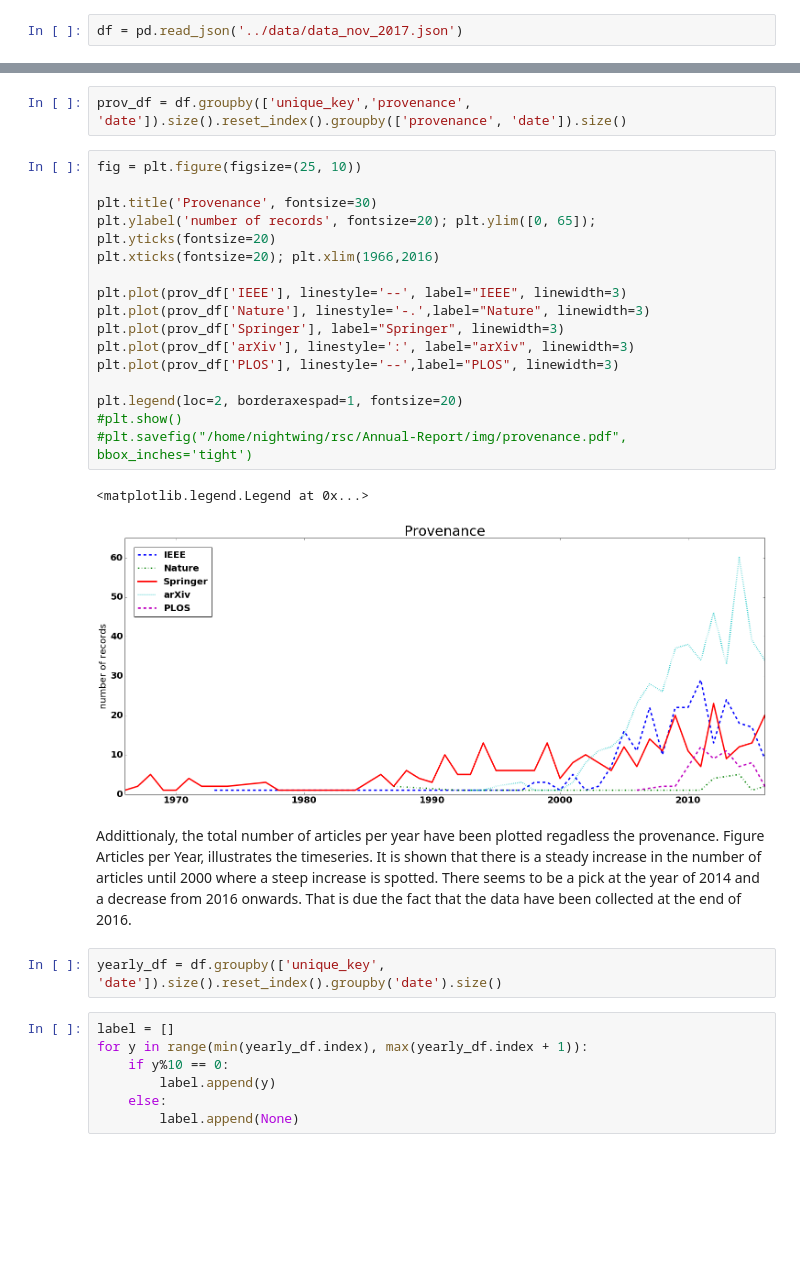
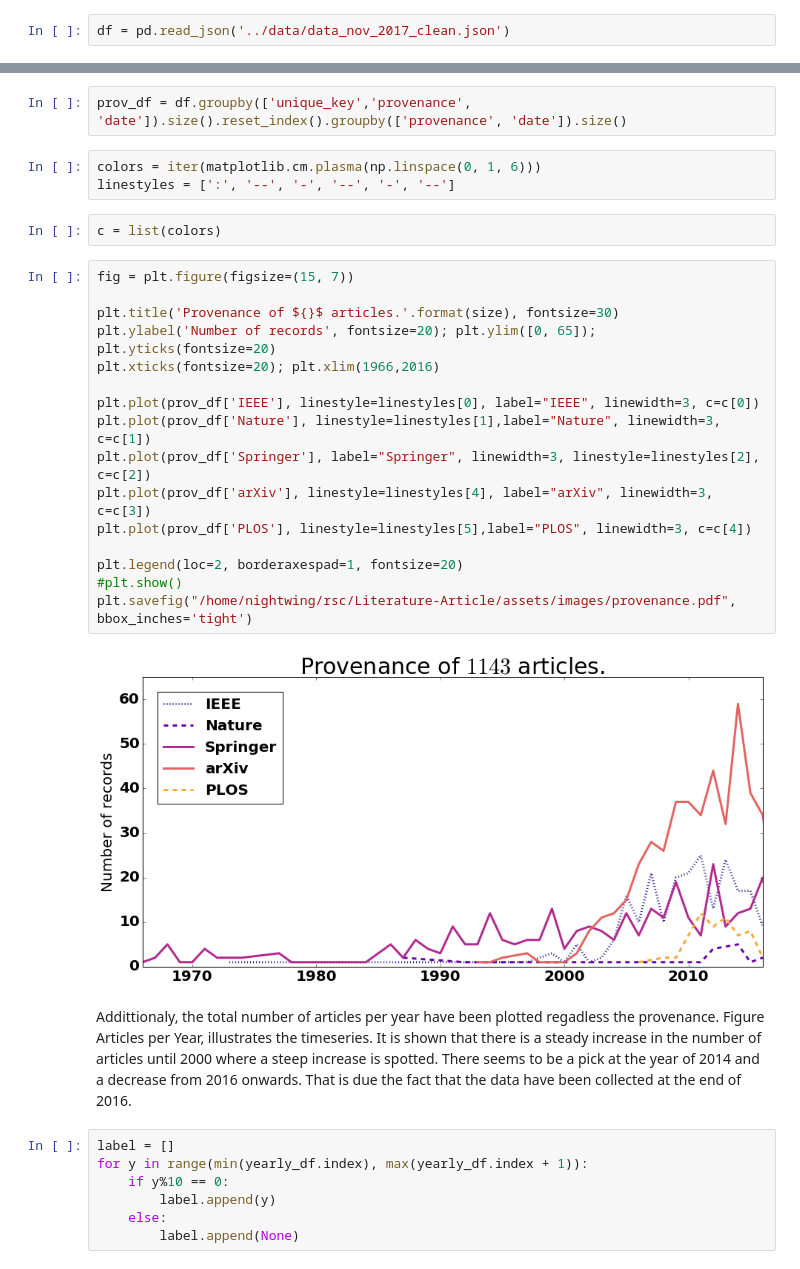
Before and after one commit to Nikoleta-v3/bibliometric-study-of-the-prisoners-dilemma, a Jupyter notebook: src/nbs/2. Temporal Analysis.ipynb, the cells around one changed output, grey strips where cells are left out. Saved outputs shown, nothing was run; the diff lists cells and outputs as text; blank space fills up the shorter version.

```diff
--- a/src/nbs/2. Temporal Analysis.ipynb
+++ b/src/nbs/2. Temporal Analysis.ipynb
@@ -22,6 +21,6 @@ font = {'size'   : 10,
         'weight': 'bold'}
 matplotlib.rc('font', **font)
 # %%
-df = pd.read_json('../data/data_nov_2017.json')
+df = pd.read_json('../data/data_nov_2017_clean.json')
 # %%
 size = len(df['unique_key'].unique())
@@ -31,29 +37,31 @@ In the general analysis section we looked at the number of articles collected fr
 In Figure Provenance the number of articles collected per year and per API are illustrated. Springer seems to have a continuous contribution on the data set from 1996 up to 2016. The total number of articles collected from Springer per year do not exceed 30. On the other hand, IEEE and arXiv, where both have a significant contribution to the data set, seem to have articles on the IPD only after the 2000s. Finally, both Nature and PLOS with a small significant contribution appear after the 2010s.
 # %%
 prov_df = df.groupby(['unique_key','provenance', 'date']).size().reset_index().groupby(['provenance', 'date']).size()
+# %%
+colors = iter(matplotlib.cm.plasma(np.linspace(0, 1, 6)))
+linestyles = [':', '--', '-', '--', '-', '--']
+# %%
+c = list(colors)
 # %%
-fig = plt.figure(figsize=(25, 10))
+fig = plt.figure(figsize=(15, 7))
 
-plt.title('Provenance', fontsize=30)
-plt.ylabel('number of records', fontsize=20); plt.ylim([0, 65]); plt.yticks(fontsize=20)
+plt.title('Provenance of ${}$ articles.'.format(size), fontsize=30)
+plt.ylabel('Number of records', fontsize=20); plt.ylim([0, 65]); plt.yticks(fontsize=20)
 plt.xticks(fontsize=20); plt.xlim(1966,2016)
 
-plt.plot(prov_df['IEEE'], linestyle='--', label="IEEE", linewidth=3)
-plt.plot(prov_df['Nature'], linestyle='-.',label="Nature", linewidth=3)
-plt.plot(prov_df['Springer'], label="Springer", linewidth=3)
-plt.plot(prov_df['arXiv'], linestyle=':', label="arXiv", linewidth=3)
-plt.plot(prov_df['PLOS'], linestyle='--',label="PLOS", linewidth=3)
+plt.plot(prov_df['IEEE'], linestyle=linestyles[0], label="IEEE", linewidth=3, c=c[0])
+plt.plot(prov_df['Nature'], linestyle=linestyles[1],label="Nature", linewidth=3, c=c[1])
+plt.plot(prov_df['Springer'], label="Springer", linewidth=3, linestyle=linestyles[2], c=c[2])
+plt.plot(prov_df['arXiv'], linestyle=linestyles[4], label="arXiv", linewidth=3, c=c[3])
+plt.plot(prov_df['PLOS'], linestyle=linestyles[5],label="PLOS", linewidth=3, c=c[4])
 
 plt.legend(loc=2, borderaxespad=1, fontsize=20)
 #plt.show()
-#plt.savefig("/home/nightwing/rsc/Annual-Report/img/provenance.pdf", bbox_inches='tight')
+plt.savefig("/home/nightwing/rsc/Literature-Article/assets/images/provenance.pdf", bbox_inches='tight')
 # %% [output]
-<matplotlib.legend.Legend at 0x...>
-[figure, old version]
+[figure, new version]
 # %% [markdown]
 Addittionaly, the total number of articles per year have been plotted regadless the provenance. Figure Articles per Year, illustrates the timeseries. It is shown that there is a steady increase in the number of articles until 2000 where a steep increase is spotted. There seems to be a pick at the year of 2014 and a decrease from 2016 onwards. That is due the fact that the data have been collected at the end of 2016.
-# %%
-yearly_df = df.groupby(['unique_key', 'date']).size().reset_index().groupby('date').size()
 # %%
 label = []
 for y in range(min(yearly_df.index), max(yearly_df.index + 1)):
```
Also changed, not shown: parts of 5 cells of this notebook, 47 other files.
